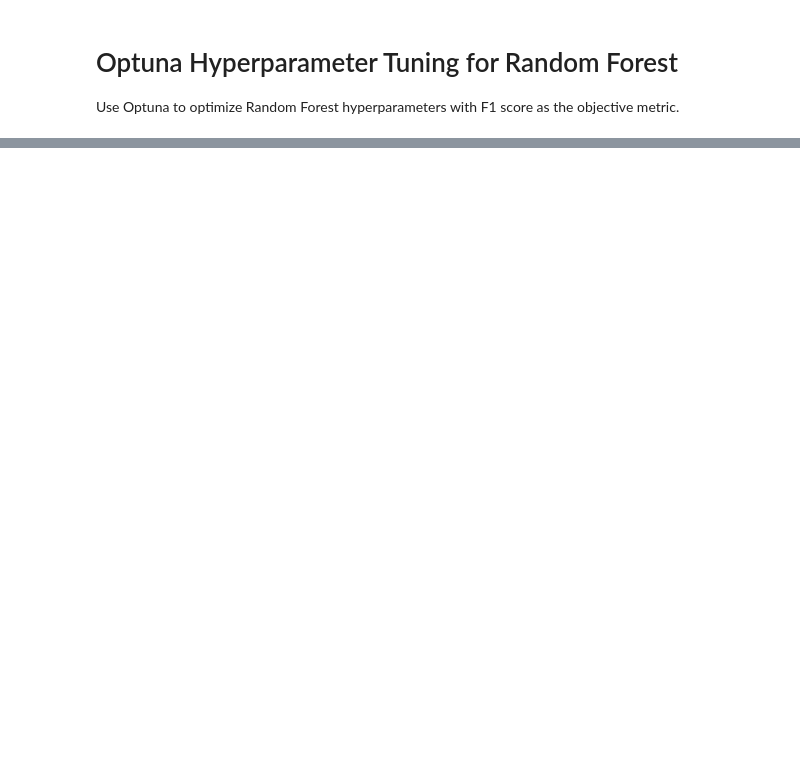
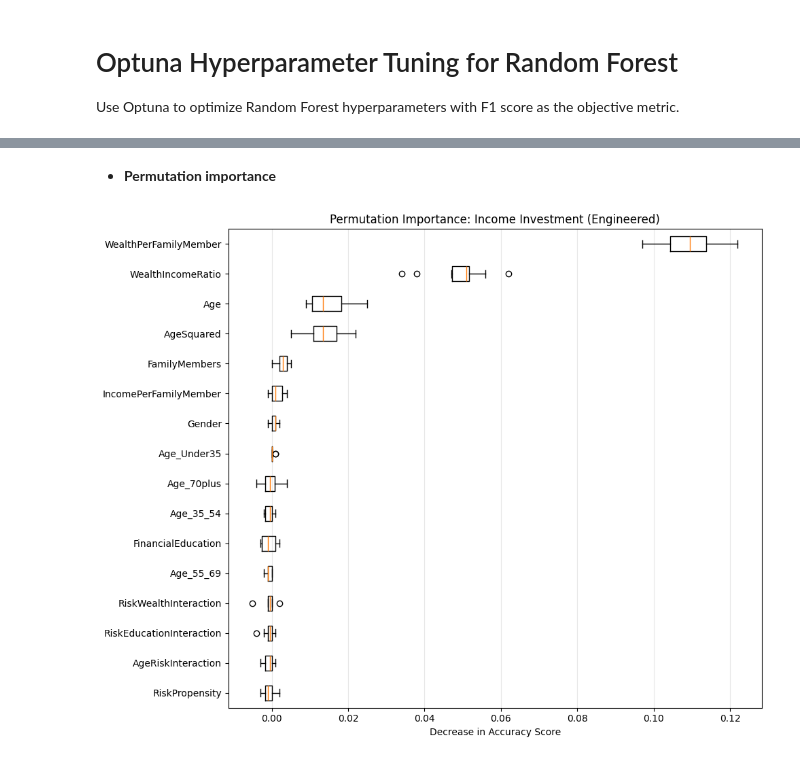
Before and after one commit to JoeChen322/Fintech, a Jupyter notebook: classification-ml-models.ipynb, the cells around one changed output, grey strips where cells are left out. Saved outputs shown, nothing was run; the diff lists cells and outputs as text; code cells hidden in the pictures; blank space fills up the shorter version.

```diff
--- a/classification-ml-models.ipynb
+++ b/classification-ml-models.ipynb
@@ -1501,0 +1670,36 @@
+# %% [markdown]
+- **Permutation importance**
+# %%
+from sklearn.inspection import permutation_importance
+import matplotlib.pyplot as plt
+
+# 1. Selection
+target_to_explain = "Income Investment"
+model = best_rf_models[(target_to_explain, "Engineered")]
+y_target = y_income if target_to_explain == "Income Investment" else y_accum
+
+# 2. Get the test set
+_, X_test, _, y_test = split_data(X_engineered, y_target)
+
+# 3. Calculate
+perm_importance = permutation_importance(
+    model, X_test, y_test, n_repeats=10, random_state=42
+)
+
+# 4. Visualize with Boxplot
+plt.figure(figsize=(10, 8))
+sorted_idx = perm_importance.importances_mean.argsort()
+
+plt.boxplot(
+    perm_importance.importances[sorted_idx].T,
+    vert=False,
+    labels=X_test.columns[sorted_idx],
+)
+
+plt.title(f"Permutation Importance: {target_to_explain} (Engineered)")
+plt.xlabel("Decrease in Accuracy Score")
+plt.grid(axis="x", alpha=0.3)
+plt.tight_layout()
+plt.show()
+# %% [output]
+[figure, added]
```
Also changed, not shown: parts of 21 cells of this notebook, 2 other files.
